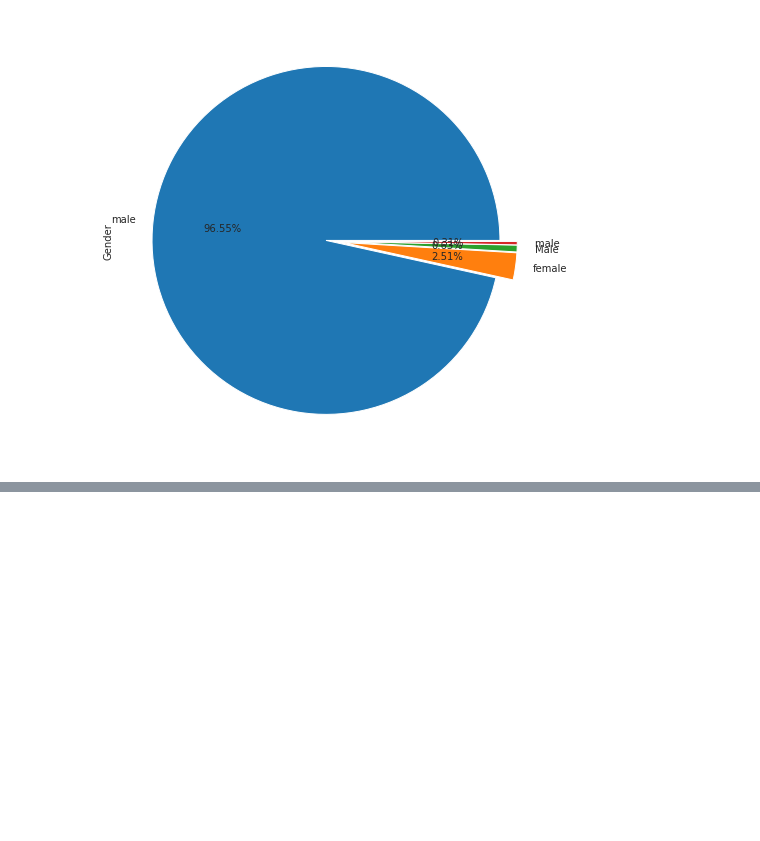
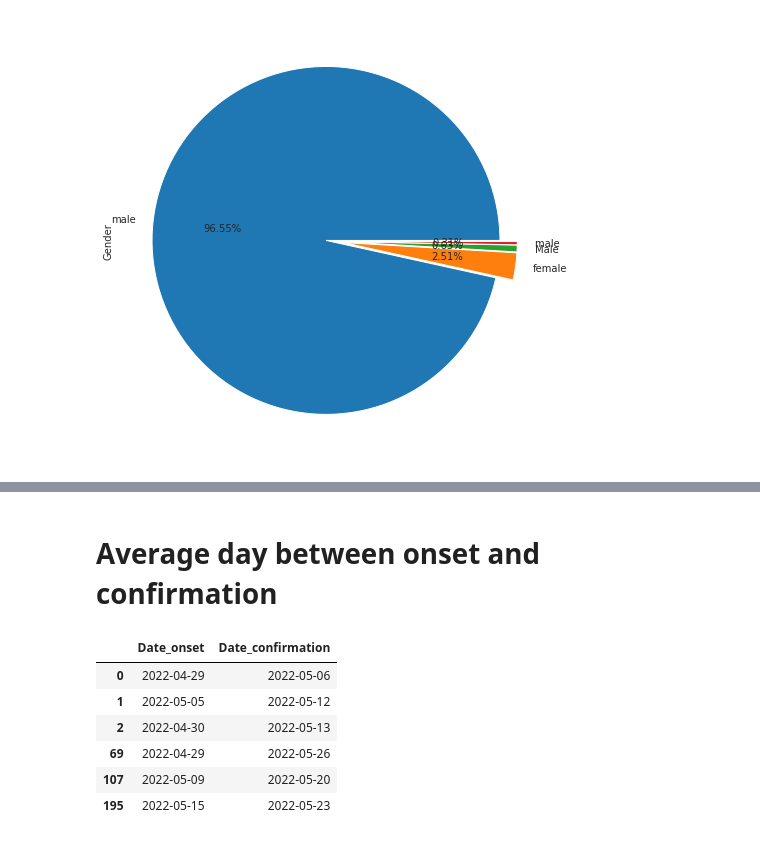
Before and after one commit to godwinnwalozie/Monkeypox-Outbreak-Year-2022-Data-Analysis, a Jupyter notebook: monkey_pox.ipynb, the cells around one changed output, grey strips where cells are left out. Saved outputs shown, nothing was run; the diff lists cells and outputs as text; code cells hidden in the pictures; blank space fills up the shorter version.

```diff
--- a/monkey_pox.ipynb
+++ b/monkey_pox.ipynb
@@ -160,0 +184,12 @@ mp.Gender.value_counts().plot(kind ='pie', explode = [0.05,0.05,0.05,0.05], auto
+# %% [markdown]
+# Average day between onset and confirmation
+# %%
+mp.loc[:, ['Date_onset', 'Date_confirmation']].dropna(how = 'any')
+# %% [output]
+|  | Date_onset | Date_confirmation |
+| 0 | 2022-04-29 | 2022-05-06 |
+| 1 | 2022-05-05 | 2022-05-12 |
+| 2 | 2022-04-30 | 2022-05-13 |
+| 69 | 2022-04-29 | 2022-05-26 |
+| 107 | 2022-05-09 | 2022-05-20 |
+| 195 | 2022-05-15 | 2022-05-23 |
```
Also changed, not shown: parts of 7 cells of this notebook.
